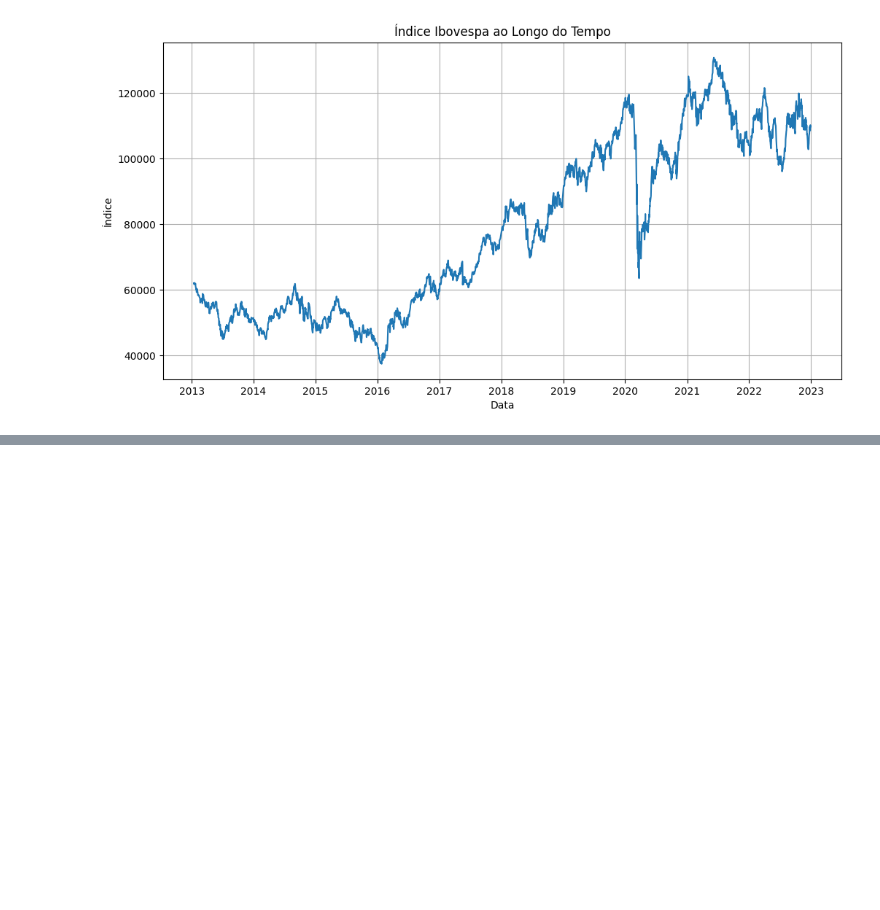
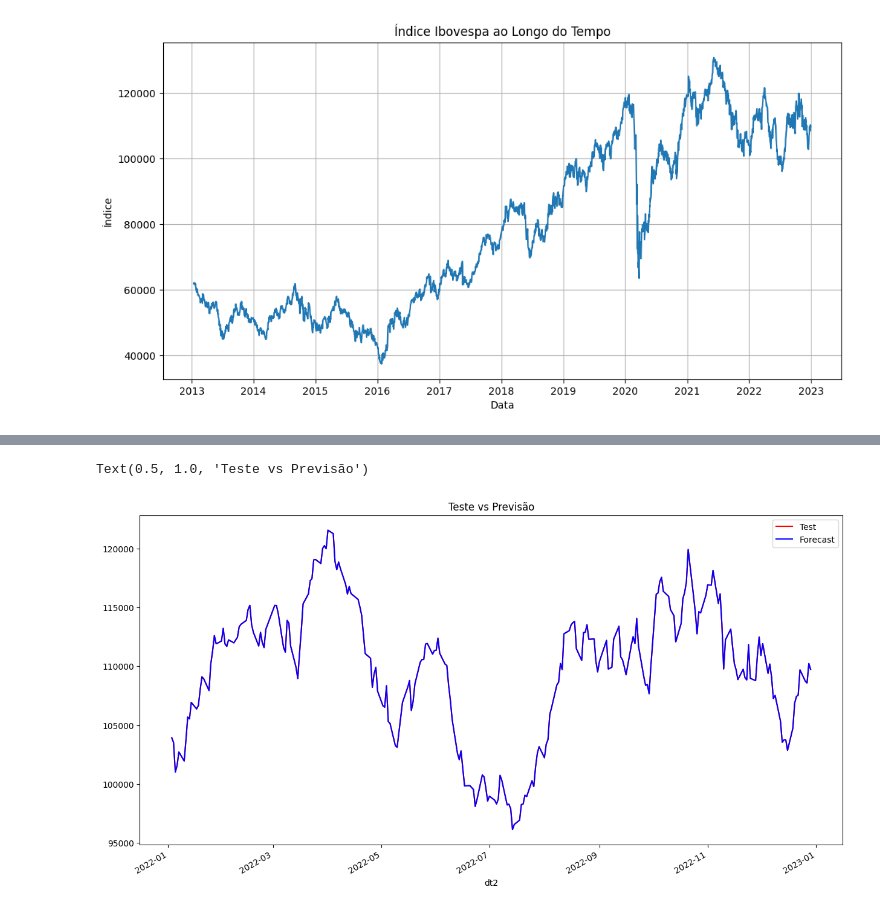
Before and after one commit to marcelomj23/proprio, a Jupyter notebook: Tech_Challenge_2.ipynb, the cells around one changed output, grey strips where cells are left out. Drawn from its saved outputs; the diff is of its cells as text; code cells hidden in the pictures; blank space fills up the shorter version.

```diff
--- a/Tech_Challenge_2.ipynb
+++ b/Tech_Challenge_2.ipynb
@@ -107,0 +267,8 @@ plt.show()
+# %%
+f, ax = plt.subplots(figsize=(15,8))
+test.plot(kind='line',x='dt2', y='y', color='Red', label='Test', ax=ax)
+test.plot(kind='line',x='dt2',y='y', color='Blue',label='Forecast', ax=ax)
+plt.title('Teste vs Previsão')
+# %% [output]
+Text(0.5, 1.0, 'Teste vs Previsão')
+[figure, added]
```
Also changed, not shown: parts of 16 cells of this notebook.
